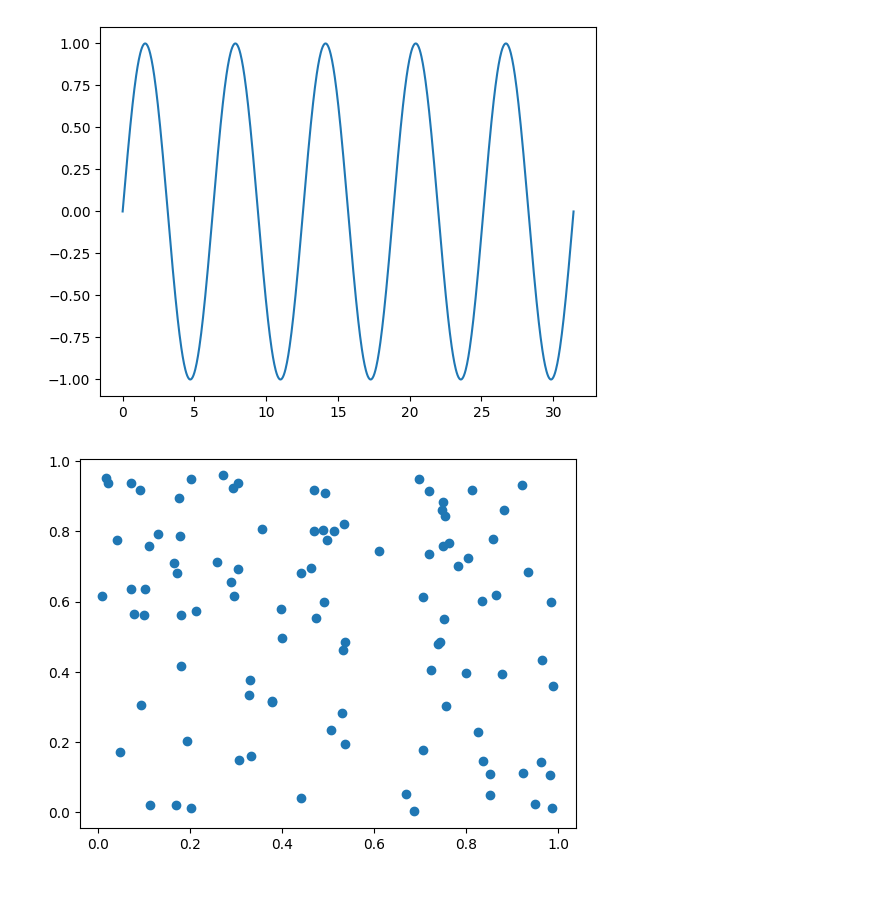
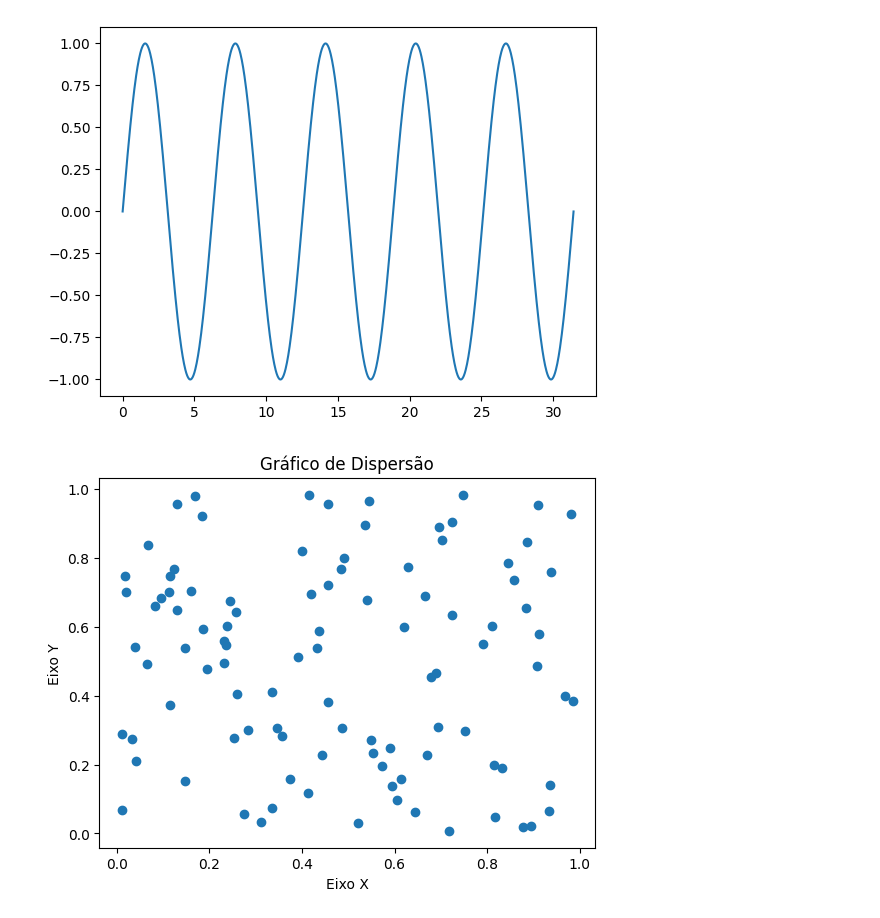
Before and after one commit to danielbaesso/matplotlib_study_notebook, a Jupyter notebook: matplotlib_study_notebook.ipynb, the cells around one changed output. Saved outputs shown, nothing was run; the diff lists cells and outputs as text; code cells hidden in the pictures; blank space fills up the shorter version.

```diff
--- a/matplotlib_study_notebook.ipynb
+++ b/matplotlib_study_notebook.ipynb
@@ -211,9 +211,14 @@ plt.show()
 # %%
 x = np.random.uniform(0, 1, 100)
 y = np.random.uniform(0, 1, 100)
 
 fig, ax = plt.subplots()
+
+ax.set_title("Gráfico de Dispersão")
+ax.set_xlabel("Eixo X")
+ax.set_ylabel("Eixo Y")
+
 ax.scatter(x, y)
 plt.show()
 # %% [output]
-[figure, old version]
+[figure, new version]
```
Also changed, not shown: parts of 1 cell of this notebook.
